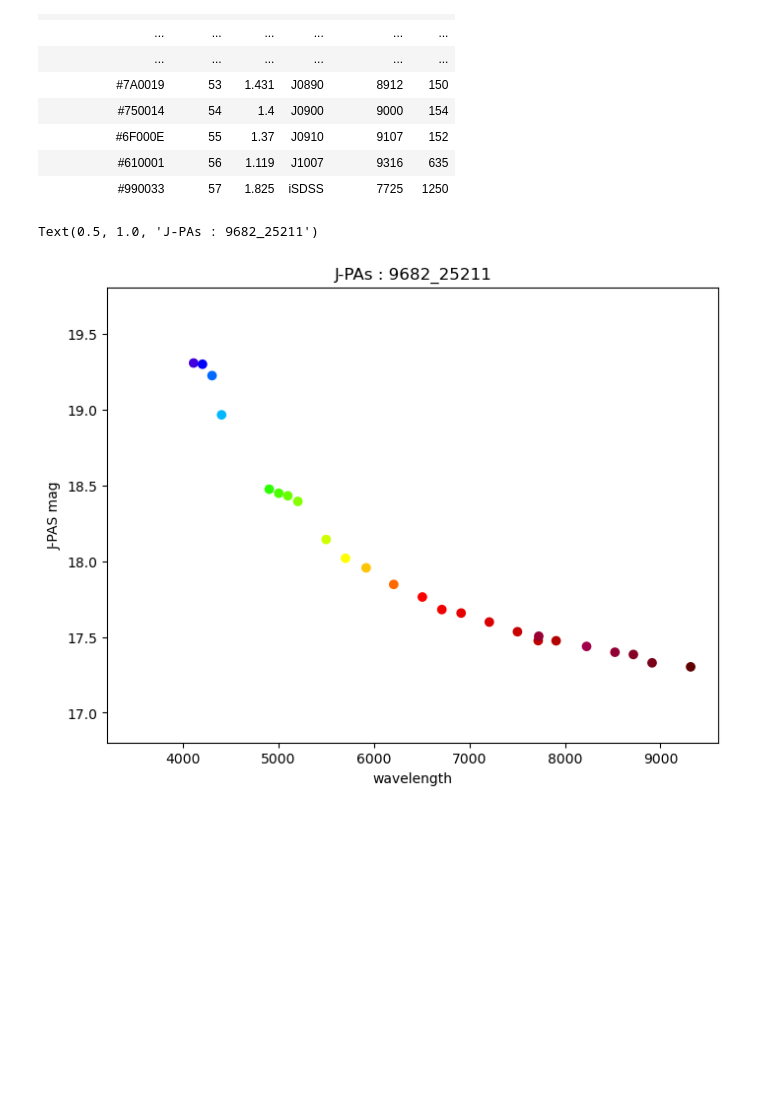
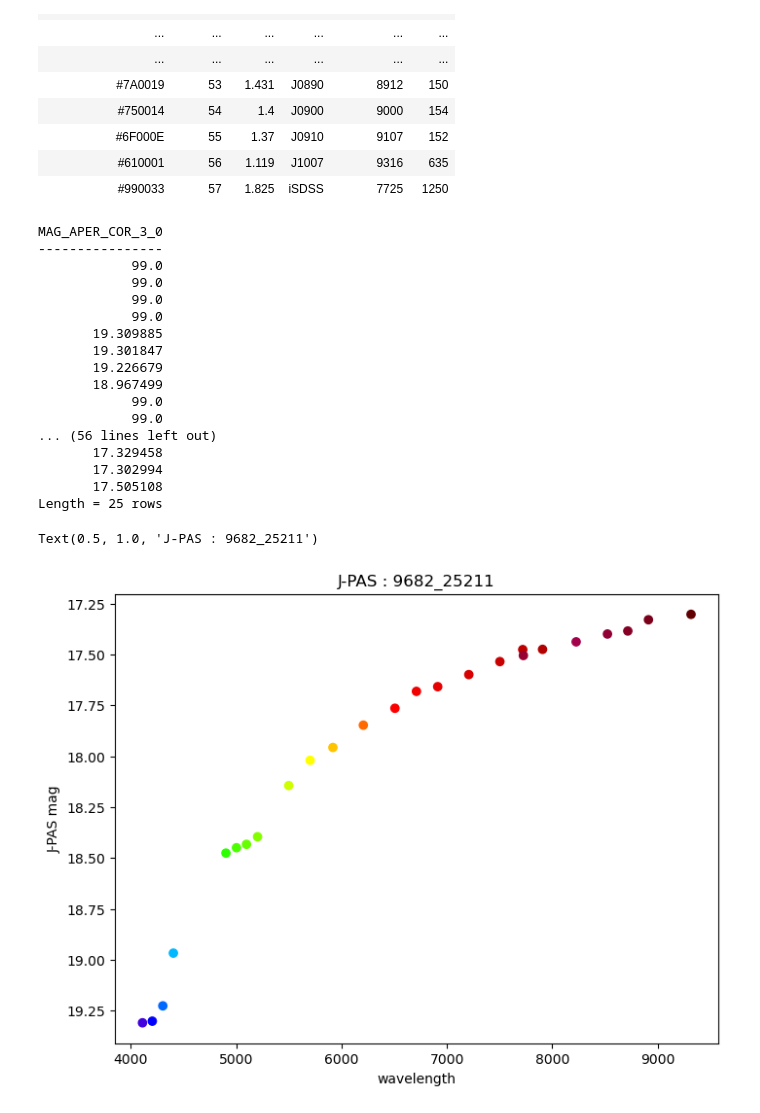
Before and after one commit to aederocl/J-Surveys-Tutorial, a Jupyter notebook: J-Surveys_at_ESOStars.ipynb, the cells around one changed output. Drawn from its saved outputs; the diff is of its cells as text; code cells hidden in the pictures; blank space fills up the shorter version.

```diff
--- a/J-Surveys_at_ESOStars.ipynb
+++ b/J-Surveys_at_ESOStars.ipynb
@@ -1120,28 +949,49 @@ Table length=57
 # %%
 
 mag3 = one_object_jpas['MAG_APER_COR_3_0']
 mag = mag3[0,:]
 mag[np.isnan(mag)] = 99
 
 tile = one_object_jpas['TILE_ID'].value[0]
 num = one_object_jpas['NUMBER'].value[0]
-objname = 'J-PAs : '+str(tile)+'_'+str(num)
+objname = 'J-PAS : '+str(tile)+'_'+str(num)
 
 filtername = jpas_filterset['name']
 wave = jpas_filterset['wavelength']
 colors = jpas_filterset['color_representation']
 
 valid_mag = mag[mag != 99]
 mag_max = np.max(valid_mag)
 mag_min = np.min(mag)
 
+print(mag)
+print(wave)
+print(valid_mag)
+
 plt.figure(figsize=(8, 6))
-plt.scatter(wave, mag, color=colors)
-plt.ylim(mag_max + 0.5, mag_min - 0.5)
+plt.scatter(wave[mag != 99], mag[mag!=99], color=colors[mag!=99])
+#plt.ylim(mag_max + 0.5, mag_min - 0.5)
 plt.gca().invert_yaxis()
 plt.xlabel('wavelength')
 plt.ylabel('J-PAS mag')
 plt.title(objname)
 # %% [output]
-Text(0.5, 1.0, 'J-PAs : 9682_25211')
+MAG_APER_COR_3_0
+----------------
+            99.0
+            99.0
+            99.0
+            99.0
+       19.309885
+       19.301847
+       19.226679
+       18.967499
+            99.0
+            99.0
+... (56 lines left out)
+       17.329458
+       17.302994
+       17.505108
+Length = 25 rows
+Text(0.5, 1.0, 'J-PAS : 9682_25211')
-[figure, old version]
+[figure, new version]
```
Also changed, not shown: parts of 8 cells of this notebook.
